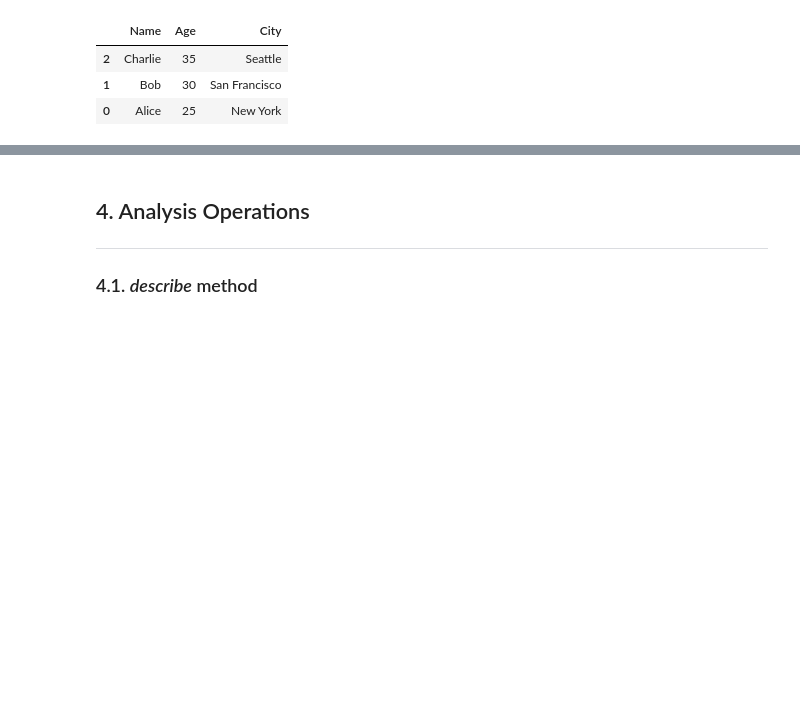
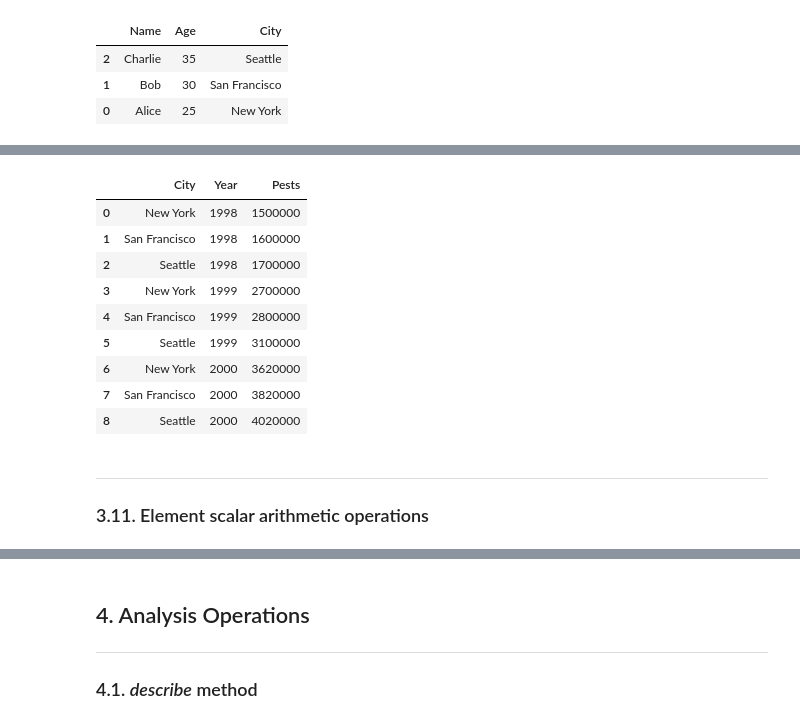
Before and after one commit to bsantanna/notebooks, a Jupyter notebook: common_libraries/pandas/01_dataframes.ipynb, the cells around one changed output, grey strips where cells are left out. Saved outputs shown, nothing was run; the diff lists cells and outputs as text; code cells hidden in the pictures; blank space fills up the shorter version.

Commit message:
Element wise arithmetic operations

```diff
--- a/common_libraries/pandas/01_dataframes.ipynb
+++ b/common_libraries/pandas/01_dataframes.ipynb
@@ -380,0 +403,3 @@ sorted_df
+# %%
+animals_df = pd.DataFrame(animals_dict)
+animals_df
@@ -380,0 +417,18 @@ sorted_df
+# %%
+animals_df['Pests'] = animals_df['Pigeons'] + animals_df['Rats']
+pests_df = animals_df.drop(['Rats', 'Pigeons'], axis=1)
+pests_df
+# %% [output]
+|  | City | Year | Pests |
+| 0 | New York | 1998 | 1500000 |
+| 1 | San Francisco | 1998 | 1600000 |
+| 2 | Seattle | 1998 | 1700000 |
+| 3 | New York | 1999 | 2700000 |
+| 4 | San Francisco | 1999 | 2800000 |
+| 5 | Seattle | 1999 | 3100000 |
+| 6 | New York | 2000 | 3620000 |
+| 7 | San Francisco | 2000 | 3820000 |
+| 8 | Seattle | 2000 | 4020000 |
+# %% [markdown]
+---
+### 3.11. Element scalar arithmetic operations
```
Also changed, not shown: parts of 9 cells of this notebook.
